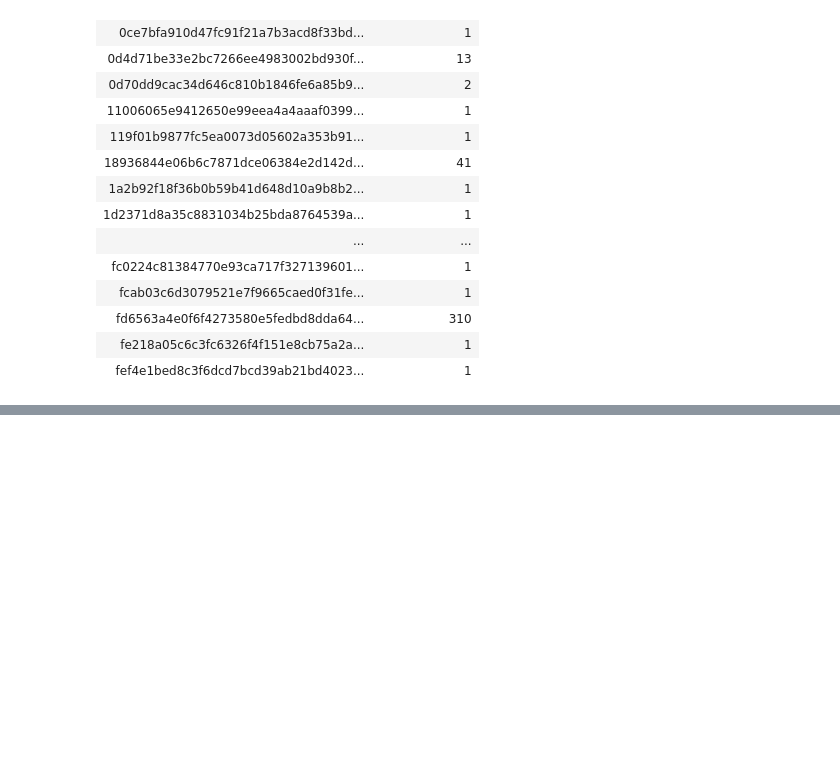
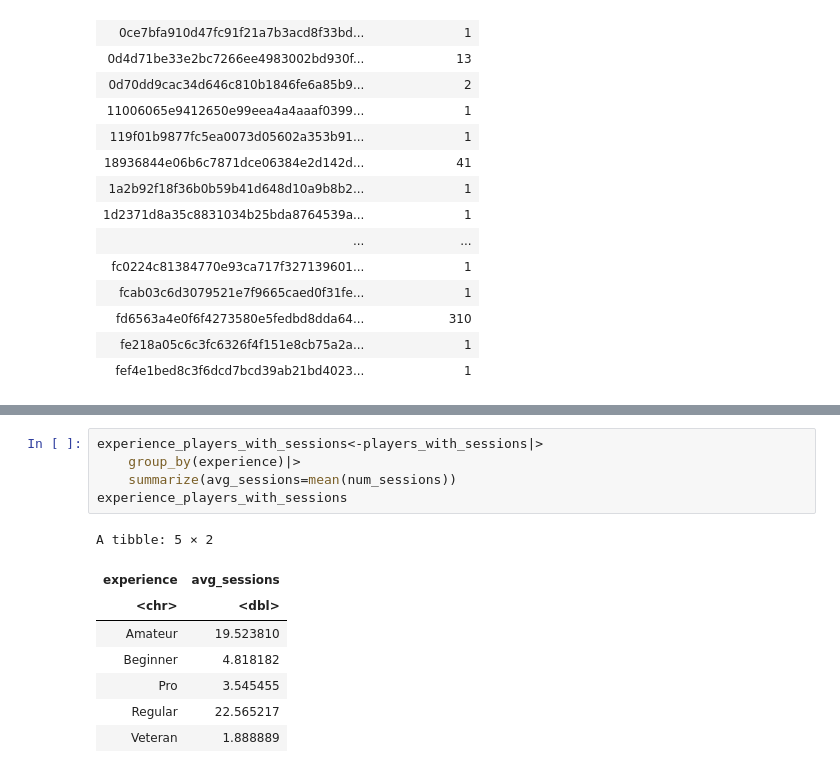
Before and after one commit to evangelinec/DSCI_final_project, a Jupyter notebook: final_project_work.ipynb, the cells around one changed output, grey strips where cells are left out. Drawn from its saved outputs; the diff is of its cells as text; blank space fills up the shorter version.

```diff
--- a/final_project_work.ipynb
+++ b/final_project_work.ipynb
@@ -157,3 +157,17 @@ A spec_tbl_df: 125 × 8
 | Amateur | FALSE | d572f391d452b76ea2d7e5e53a3d38bfd... | 0.0 | Dylan | Prefer not to say | 17 | 1 |
 | Amateur | FALSE | f19e136ddde68f365afc860c725ccff54... | 2.3 | Harlow | Male | 17 | 6 |
 | Pro | TRUE | d9473710057f7d42f36570f0be83817a4... | 0.2 | Ahmed | Other | NA | 1 |
+# %%
+experience_players_with_sessions<-players_with_sessions|>
+    group_by(experience)|>
+    summarize(avg_sessions=mean(num_sessions))
+experience_players_with_sessions
+# %% [output]
+A tibble: 5 × 2
+| experience | avg_sessions |
+| <chr> | <dbl> |
+| Amateur | 19.523810 |
+| Beginner | 4.818182 |
+| Pro | 3.545455 |
+| Regular | 22.565217 |
+| Veteran | 1.888889 |
```
Also changed, not shown: parts of 1 cell of this notebook.
